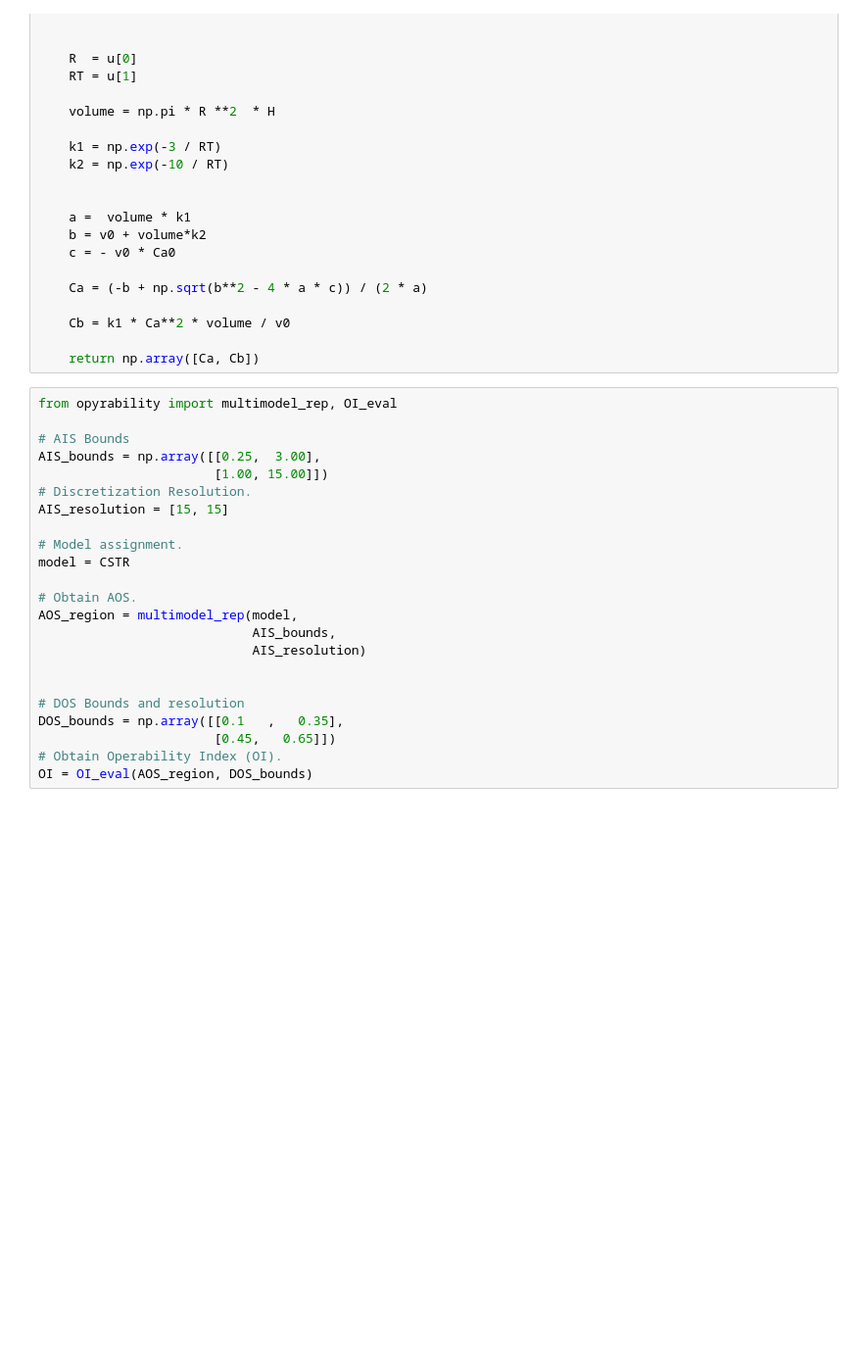
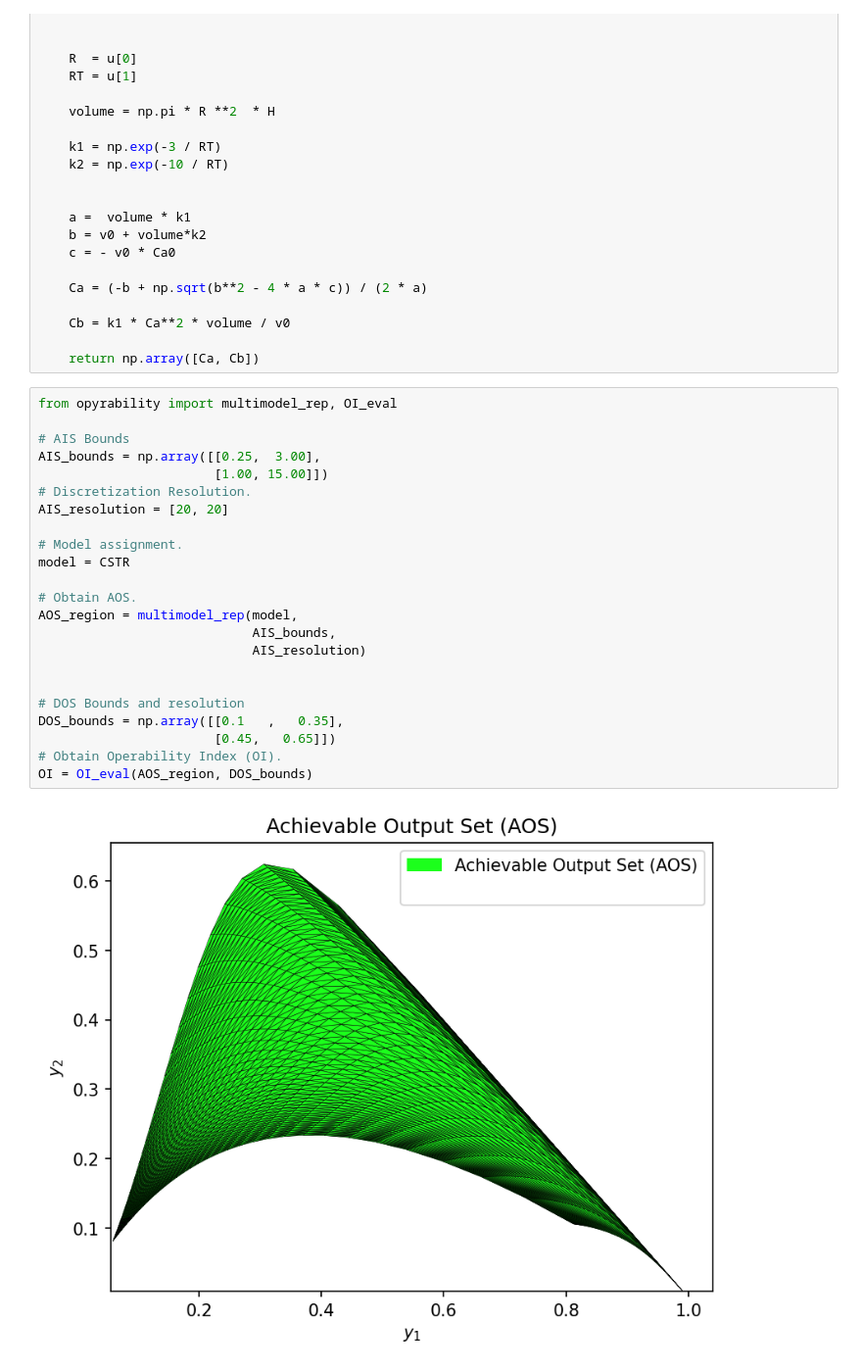
Before and after one commit to CODES-group/opyrability, a Jupyter notebook: paper/vignette_example.ipynb, the cells around one changed output. Shown: that part at 98% size. Cells and saved outputs as stored; diff of their text form; blank space fills up the shorter version.

```diff
--- a/paper/vignette_example.ipynb
+++ b/paper/vignette_example.ipynb
@@ -31,23 +31,25 @@ def CSTR(u):
 # %%
 from opyrability import multimodel_rep, OI_eval
 
 # AIS Bounds
 AIS_bounds = np.array([[0.25,  3.00],
                        [1.00, 15.00]])
 # Discretization Resolution.
-AIS_resolution = [15, 15]
+AIS_resolution = [20, 20]
 
 # Model assignment.
 model = CSTR
 
 # Obtain AOS.
 AOS_region = multimodel_rep(model,
                             AIS_bounds,
                             AIS_resolution)
 
 
 # DOS Bounds and resolution
 DOS_bounds = np.array([[0.1   ,   0.35],
                        [0.45,   0.65]])
 # Obtain Operability Index (OI).
 OI = OI_eval(AOS_region, DOS_bounds)
+# %% [output]
+[figure, added]
```
Also changed, not shown: parts of 3 cells of this notebook, 5 other files.
